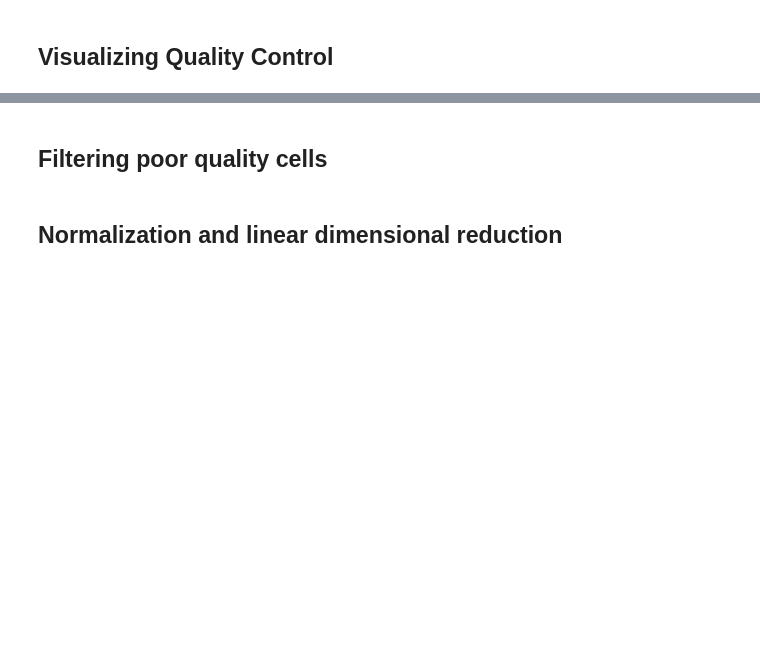
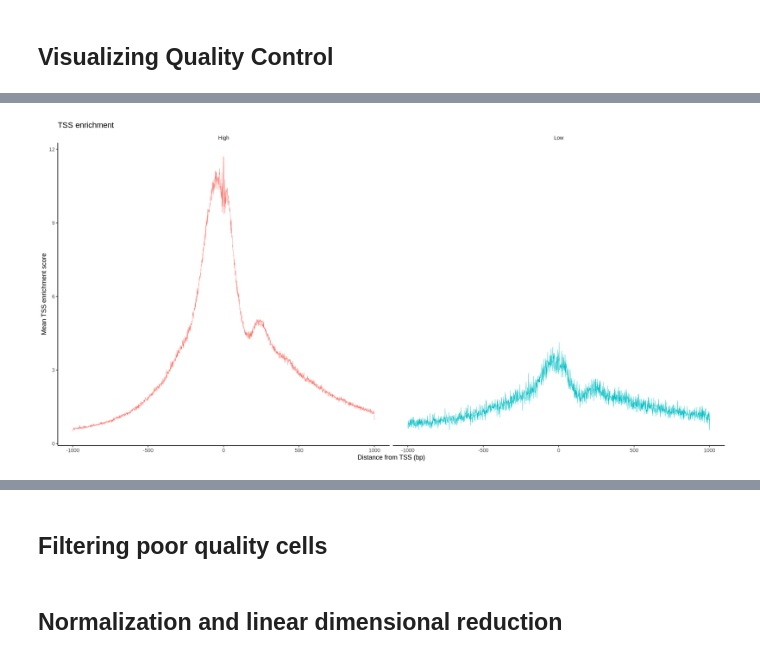
Before and after one commit to galopyz/goldfish, a Jupyter notebook: R/Analyzing PBMC scATAC-seq.ipynb, the cells around one changed output, grey strips where cells are left out. Saved outputs shown, nothing was run; the diff lists cells and outputs as text; code cells hidden in the pictures; blank space fills up the shorter version.

```diff
--- a/R/Analyzing PBMC scATAC-seq.ipynb
+++ b/R/Analyzing PBMC scATAC-seq.ipynb
@@ -308,0 +380,5 @@ a1 | a2
+# %%
+pbmc$high.tss <- ifelse(pbmc$TSS.enrichment > 3, 'High', 'Low')
+TSSPlot(pbmc, group.by = 'high.tss') + NoLegend()
+# %% [output]
+[figure, added]
```
Also changed, not shown: parts of 19 cells of this notebook.
